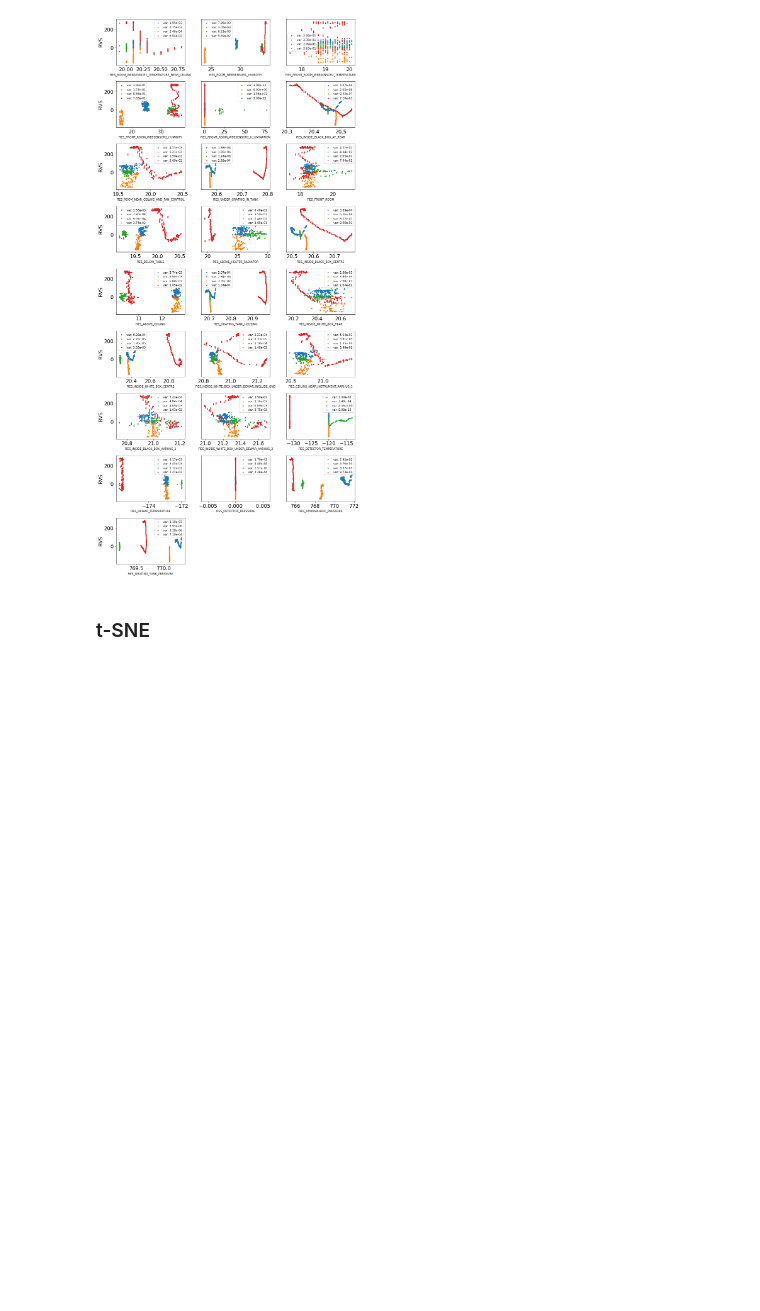
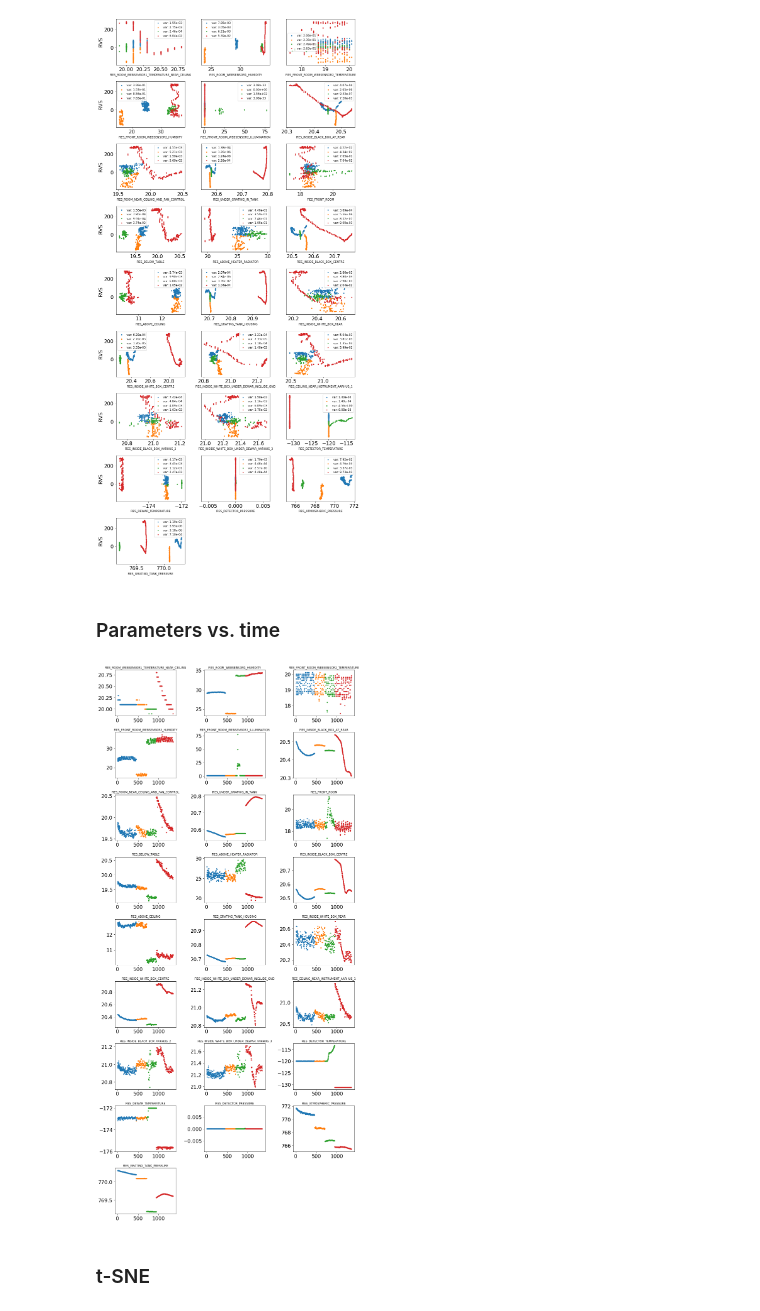
Before and after one commit to svejlgaard/finalproject, a Jupyter notebook: Visualization.ipynb, the cells around one changed output. Cells and saved outputs as stored; diff of their text form; code cells hidden in the pictures; blank space fills up the shorter version.

Commit message:
New figures!

```diff
--- a/Visualization.ipynb
+++ b/Visualization.ipynb
@@ -75,6 +75,30 @@ if save:
     fig.savefig("figs/correlations.pdf")
 # %% [output]
 [figure]
+# %% [markdown]
+### Parameters vs. time
+# %%
+l = [len(data_dict[key]) for key in keys]
+x = {}
+for i in range(len(keys)):
+    x[keys[i]] = np.arange(sum(l[:i]), sum(l[:i+1]))
+
+fig = plt.figure(figsize=(12,25))
+for i in range(3,data_dict[keys[0]].shape[1]):
+    plt.subplot(9,3,i-2)
+    for key in keys:
+        mask = (data_dict[key][:,i] != 0.) & (np.isnan(data_dict[key][:,i])!=True )
+        plt.scatter(x[key][mask], data_dict[key][mask,i], s=5)
+        ax = plt.gca()
+
+    plt.title(features[i], fontsize=9)
+plt.tight_layout()
+plt.show()
+
+if save:
+    fig.savefig("figs/parameter_vs_time.pdf")
+# %% [output]
+[figure, added]
 # %% [markdown]
 ### t-SNE
 # %%
```
Also changed, not shown: 5 other files.
